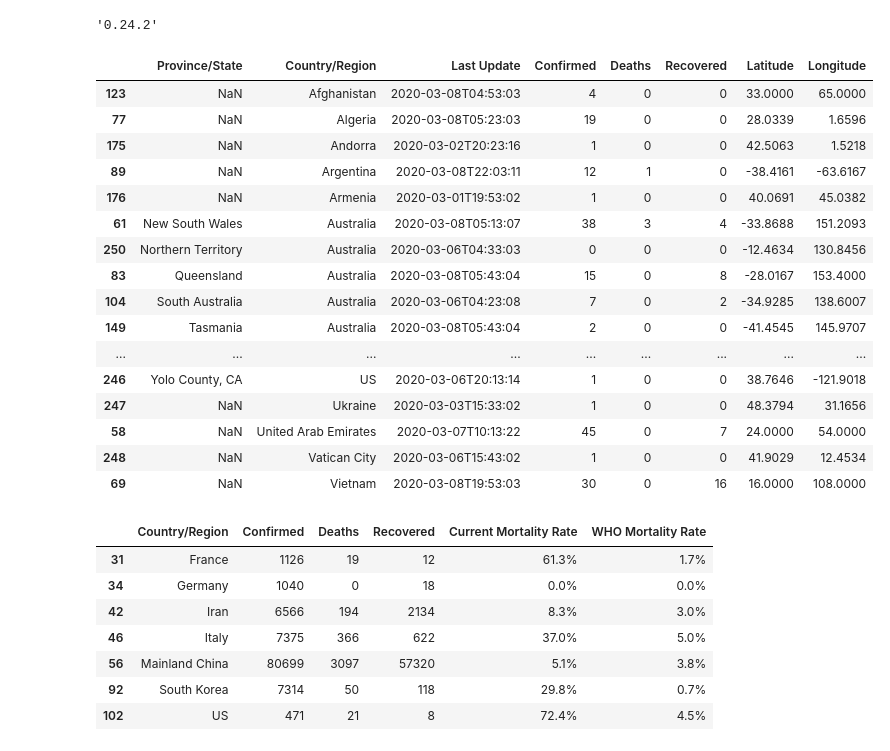
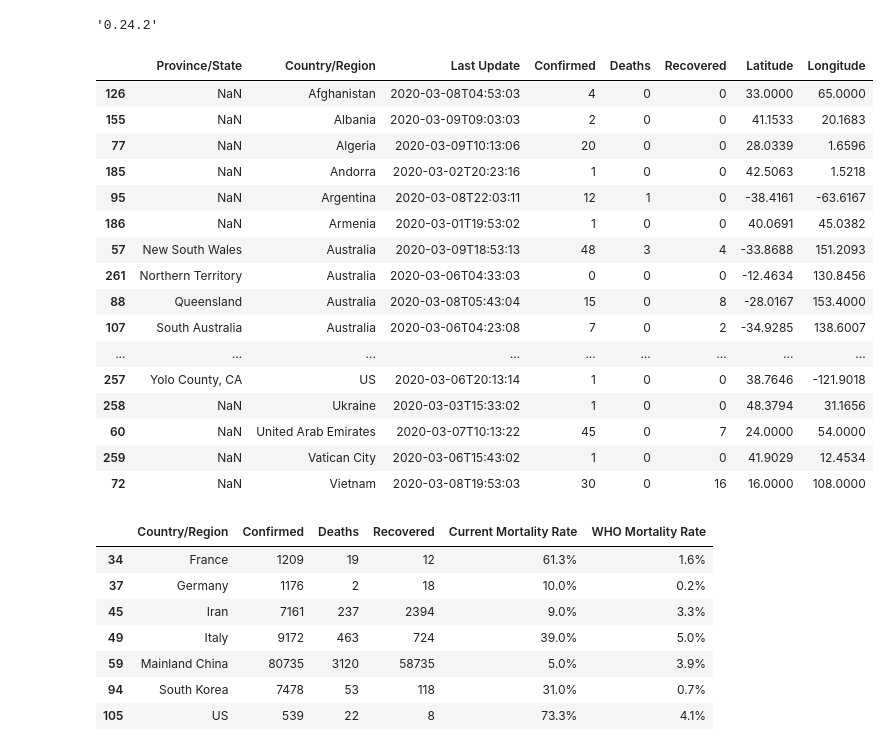
Before and after one commit to che220/covid-19, a Jupyter notebook: confirmed_cases_daily.ipynb, the cells around one changed output. Saved outputs shown, nothing was run; the diff lists cells and outputs as text; code cells hidden in the pictures.

```diff
--- a/confirmed_cases_daily.ipynb
+++ b/confirmed_cases_daily.ipynb
@@ -38,31 +38,31 @@ pd.__version__
 # %%
 # on Github, open CSV file and click on 'Raw'. Copy URL
 
-filename = '03-08-2020.csv'
+filename = '03-09-2020.csv'
 data_url = 'https://raw.githubusercontent.com/CSSEGISandData/COVID-19/master/csse_covid_19_data/csse_covid_19_daily_reports/'+filename
 ts_df = pd.read_csv(data_url)
 ts_df = ts_df[~ts_df['Province/State'].astype(str).map(lambda x: re.search('Diamond Princess', x) is not None)]
 ts_df = ts_df[~ts_df['Province/State'].astype(str).map(lambda x: re.search('Grand Princess', x) is not None)]
 ts_df = ts_df.sort_values(['Country/Region', 'Province/State'])
 display(ts_df)
 # %% [output]
 |  | Province/State | Country/Region | Last Update | Confirmed | Deaths | Recovered | Latitude | Longitude |
-| 123 | NaN | Afghanistan | 2020-03-08T04:53:03 | 4 | 0 | 0 | 33.0000 | 65.0000 |
-| 77 | NaN | Algeria | 2020-03-08T05:23:03 | 19 | 0 | 0 | 28.0339 | 1.6596 |
-| 175 | NaN | Andorra | 2020-03-02T20:23:16 | 1 | 0 | 0 | 42.5063 | 1.5218 |
-| 89 | NaN | Argentina | 2020-03-08T22:03:11 | 12 | 1 | 0 | -38.4161 | -63.6167 |
-| 176 | NaN | Armenia | 2020-03-01T19:53:02 | 1 | 0 | 0 | 40.0691 | 45.0382 |
-| 61 | New South Wales | Australia | 2020-03-08T05:13:07 | 38 | 3 | 4 | -33.8688 | 151.2093 |
-| 250 | Northern Territory | Australia | 2020-03-06T04:33:03 | 0 | 0 | 0 | -12.4634 | 130.8456 |
-| 83 | Queensland | Australia | 2020-03-08T05:43:04 | 15 | 0 | 8 | -28.0167 | 153.4000 |
-| 104 | South Australia | Australia | 2020-03-06T04:23:08 | 7 | 0 | 2 | -34.9285 | 138.6007 |
-| 149 | Tasmania | Australia | 2020-03-08T05:43:04 | 2 | 0 | 0 | -41.4545 | 145.9707 |
+| 126 | NaN | Afghanistan | 2020-03-08T04:53:03 | 4 | 0 | 0 | 33.0000 | 65.0000 |
+| 155 | NaN | Albania | 2020-03-09T09:03:03 | 2 | 0 | 0 | 41.1533 | 20.1683 |
+| 77 | NaN | Algeria | 2020-03-09T10:13:06 | 20 | 0 | 0 | 28.0339 | 1.6596 |
+| 185 | NaN | Andorra | 2020-03-02T20:23:16 | 1 | 0 | 0 | 42.5063 | 1.5218 |
+| 95 | NaN | Argentina | 2020-03-08T22:03:11 | 12 | 1 | 0 | -38.4161 | -63.6167 |
+| 186 | NaN | Armenia | 2020-03-01T19:53:02 | 1 | 0 | 0 | 40.0691 | 45.0382 |
+| 57 | New South Wales | Australia | 2020-03-09T18:53:13 | 48 | 3 | 4 | -33.8688 | 151.2093 |
+| 261 | Northern Territory | Australia | 2020-03-06T04:33:03 | 0 | 0 | 0 | -12.4634 | 130.8456 |
+| 88 | Queensland | Australia | 2020-03-08T05:43:04 | 15 | 0 | 8 | -28.0167 | 153.4000 |
+| 107 | South Australia | Australia | 2020-03-06T04:23:08 | 7 | 0 | 2 | -34.9285 | 138.6007 |
 | ... | ... | ... | ... | ... | ... | ... | ... | ... |
-| 246 | Yolo County, CA | US | 2020-03-06T20:13:14 | 1 | 0 | 0 | 38.7646 | -121.9018 |
-| 247 | NaN | Ukraine | 2020-03-03T15:33:02 | 1 | 0 | 0 | 48.3794 | 31.1656 |
-| 58 | NaN | United Arab Emirates | 2020-03-07T10:13:22 | 45 | 0 | 7 | 24.0000 | 54.0000 |
-| 248 | NaN | Vatican City | 2020-03-06T15:43:02 | 1 | 0 | 0 | 41.9029 | 12.4534 |
-| 69 | NaN | Vietnam | 2020-03-08T19:53:03 | 30 | 0 | 16 | 16.0000 | 108.0000 |
+| 257 | Yolo County, CA | US | 2020-03-06T20:13:14 | 1 | 0 | 0 | 38.7646 | -121.9018 |
+| 258 | NaN | Ukraine | 2020-03-03T15:33:02 | 1 | 0 | 0 | 48.3794 | 31.1656 |
+| 60 | NaN | United Arab Emirates | 2020-03-07T10:13:22 | 45 | 0 | 7 | 24.0000 | 54.0000 |
+| 259 | NaN | Vatican City | 2020-03-06T15:43:02 | 1 | 0 | 0 | 41.9029 | 12.4534 |
+| 72 | NaN | Vietnam | 2020-03-08T19:53:03 | 30 | 0 | 16 | 16.0000 | 108.0000 |
 # %%
 countries = ['Mainland China', 'US', 'Italy', 'South Korea', 'Germany', 'France', 'Iran']
 
@@ -78,10 +78,10 @@ lin_df['WHO Mortality Rate'] = lin_df['WHO Mortality Rate'].map(lambda x: '{:.1f
 display(lin_df)
 # %% [output]
 |  | Country/Region | Confirmed | Deaths | Recovered | Current Mortality Rate | WHO Mortality Rate |
-| 31 | France | 1126 | 19 | 12 | 61.3% | 1.7% |
-| 34 | Germany | 1040 | 0 | 18 | 0.0% | 0.0% |
-| 42 | Iran | 6566 | 194 | 2134 | 8.3% | 3.0% |
-| 46 | Italy | 7375 | 366 | 622 | 37.0% | 5.0% |
-| 56 | Mainland China | 80699 | 3097 | 57320 | 5.1% | 3.8% |
-| 92 | South Korea | 7314 | 50 | 118 | 29.8% | 0.7% |
-| 102 | US | 471 | 21 | 8 | 72.4% | 4.5% |
+| 34 | France | 1209 | 19 | 12 | 61.3% | 1.6% |
+| 37 | Germany | 1176 | 2 | 18 | 10.0% | 0.2% |
+| 45 | Iran | 7161 | 237 | 2394 | 9.0% | 3.3% |
+| 49 | Italy | 9172 | 463 | 724 | 39.0% | 5.0% |
+| 59 | Mainland China | 80735 | 3120 | 58735 | 5.0% | 3.9% |
+| 94 | South Korea | 7478 | 53 | 118 | 31.0% | 0.7% |
+| 105 | US | 539 | 22 | 8 | 73.3% | 4.1% |
```
Also changed, not shown: 2 other files.
